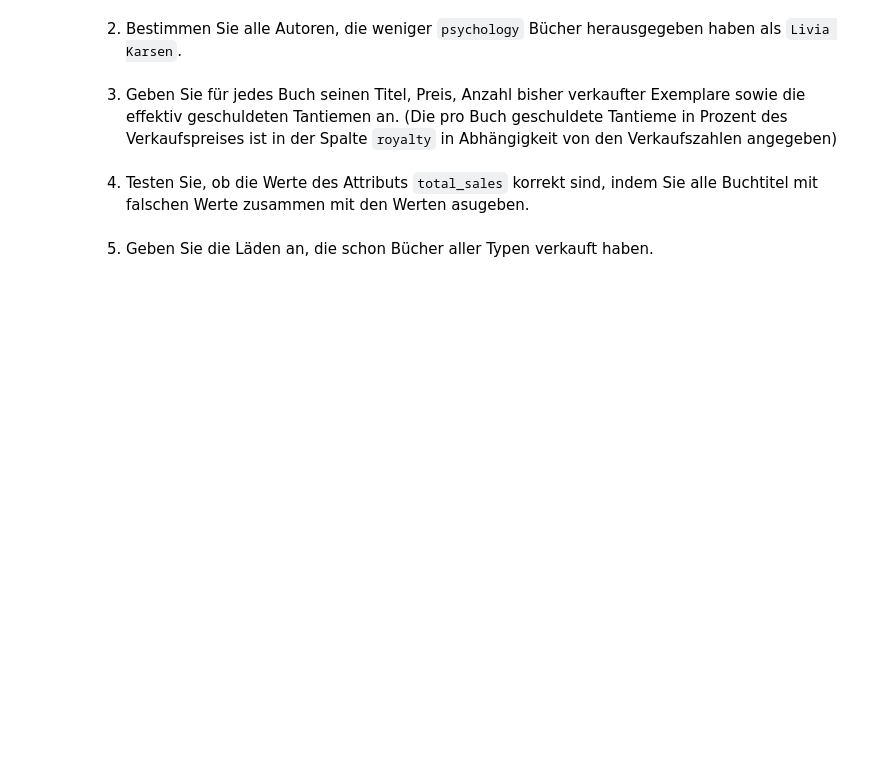
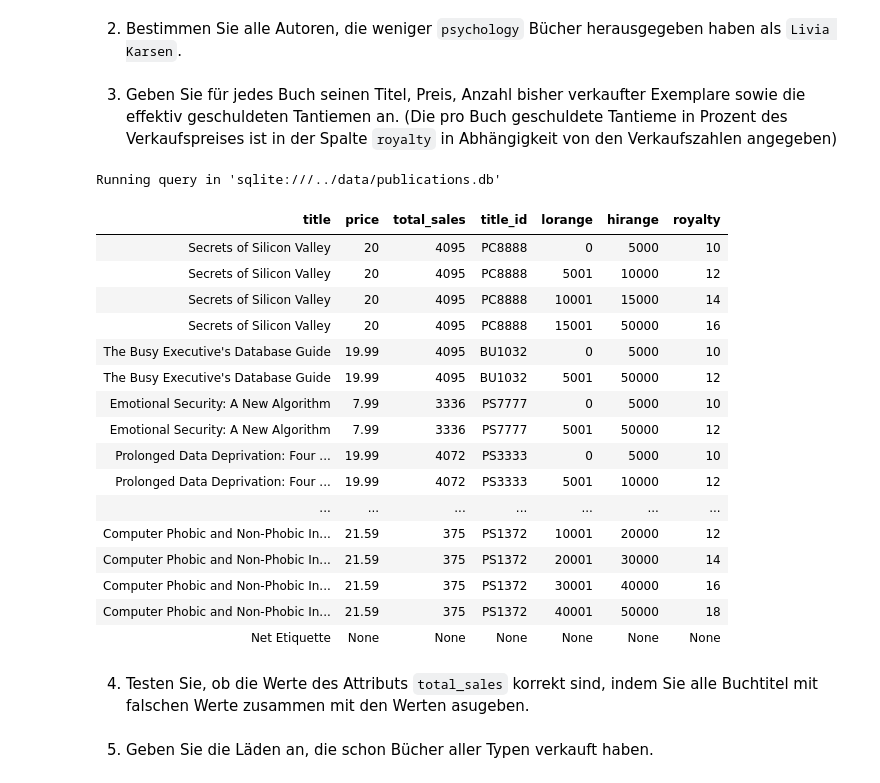
Before and after one commit to GionRubitschung/databases-24, a Jupyter notebook: databases_24/ex7/Ex7_LuisZüttel_GionRubitschung_D1P.ipynb, the cells around one changed output. Drawn from its saved outputs; the diff is of its cells as text; code cells hidden in the pictures; blank space fills up the shorter version.

```diff
--- a/databases_24/ex7/Ex7_LuisZüttel_GionRubitschung_D1P.ipynb
+++ b/databases_24/ex7/Ex7_LuisZüttel_GionRubitschung_D1P.ipynb
@@ -52,6 +52,30 @@ Running query in 'sqlite:///../data/publications.db'
 2.  Bestimmen Sie alle Autoren, die weniger `psychology` Bücher herausgegeben haben als `Livia Karsen`.
 # %% [markdown]
 3.  Geben Sie für jedes Buch seinen Titel, Preis, Anzahl bisher verkaufter Exemplare sowie die effektiv geschuldeten Tantiemen an. (Die pro Buch geschuldete Tantieme in Prozent des Verkaufspreises ist in der Spalte `royalty` in Abhängigkeit von den Verkaufszahlen angegeben)
+# %%
+%%sql
+select distinct t.title, t.price, t.total_sales, rs.*
+from titles t
+left join roysched rs on t.title_id = rs.title_id
+# %% [output]
+Running query in 'sqlite:///../data/publications.db'
+| title | price | total_sales | title_id | lorange | hirange | royalty |
+| Secrets of Silicon Valley | 20 | 4095 | PC8888 | 0 | 5000 | 10 |
+| Secrets of Silicon Valley | 20 | 4095 | PC8888 | 5001 | 10000 | 12 |
+| Secrets of Silicon Valley | 20 | 4095 | PC8888 | 10001 | 15000 | 14 |
+| Secrets of Silicon Valley | 20 | 4095 | PC8888 | 15001 | 50000 | 16 |
+| The Busy Executive's Database Guide | 19.99 | 4095 | BU1032 | 0 | 5000 | 10 |
+| The Busy Executive's Database Guide | 19.99 | 4095 | BU1032 | 5001 | 50000 | 12 |
+| Emotional Security: A New Algorithm | 7.99 | 3336 | PS7777 | 0 | 5000 | 10 |
+| Emotional Security: A New Algorithm | 7.99 | 3336 | PS7777 | 5001 | 50000 | 12 |
+| Prolonged Data Deprivation: Four ... | 19.99 | 4072 | PS3333 | 0 | 5000 | 10 |
+| Prolonged Data Deprivation: Four ... | 19.99 | 4072 | PS3333 | 5001 | 10000 | 12 |
+| ... | ... | ... | ... | ... | ... | ... |
+| Computer Phobic and Non-Phobic In... | 21.59 | 375 | PS1372 | 10001 | 20000 | 12 |
+| Computer Phobic and Non-Phobic In... | 21.59 | 375 | PS1372 | 20001 | 30000 | 14 |
+| Computer Phobic and Non-Phobic In... | 21.59 | 375 | PS1372 | 30001 | 40000 | 16 |
+| Computer Phobic and Non-Phobic In... | 21.59 | 375 | PS1372 | 40001 | 50000 | 18 |
+| Net Etiquette | None | None | None | None | None | None |
 # %% [markdown]
 4.  Testen Sie, ob die Werte des Attributs `total_sales` korrekt sind, indem Sie alle Buchtitel mit falschen Werte zusammen mit den Werten asugeben.
 # %% [markdown]
```
